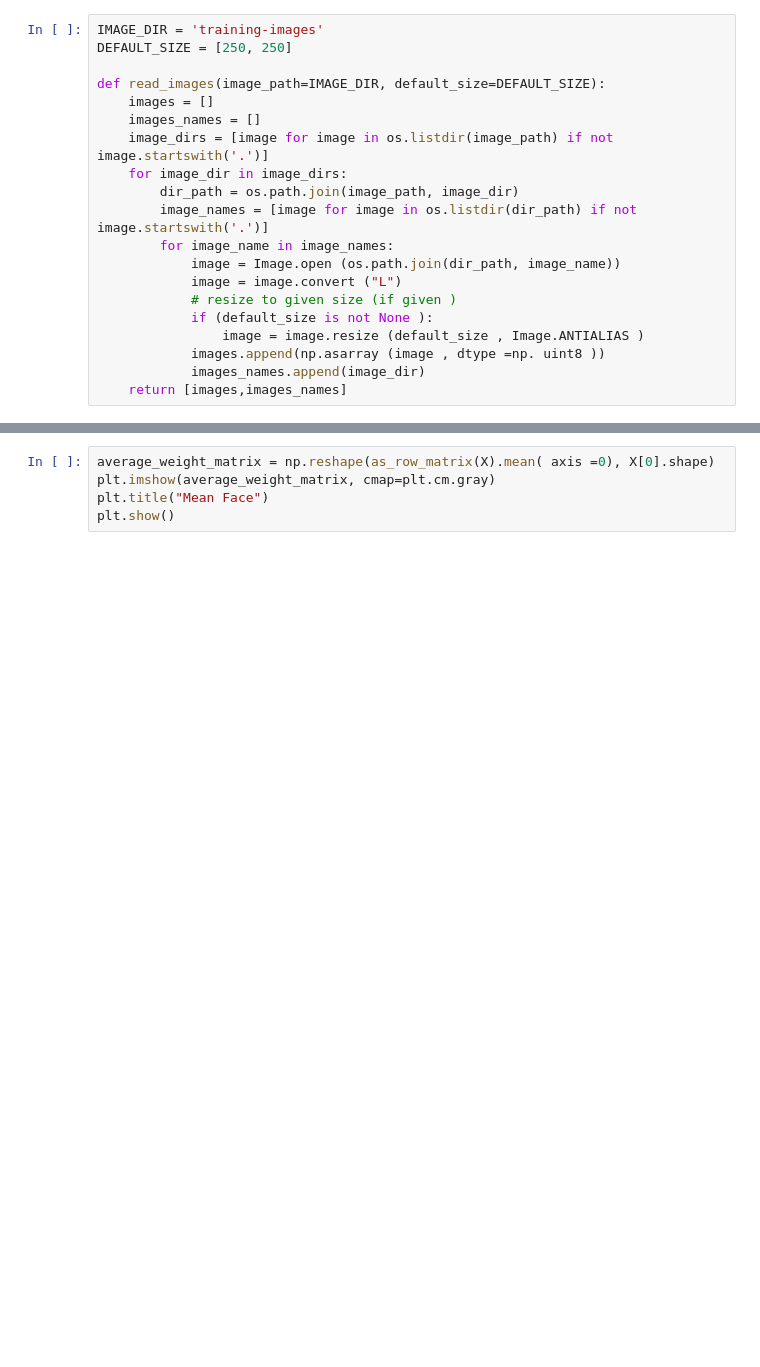
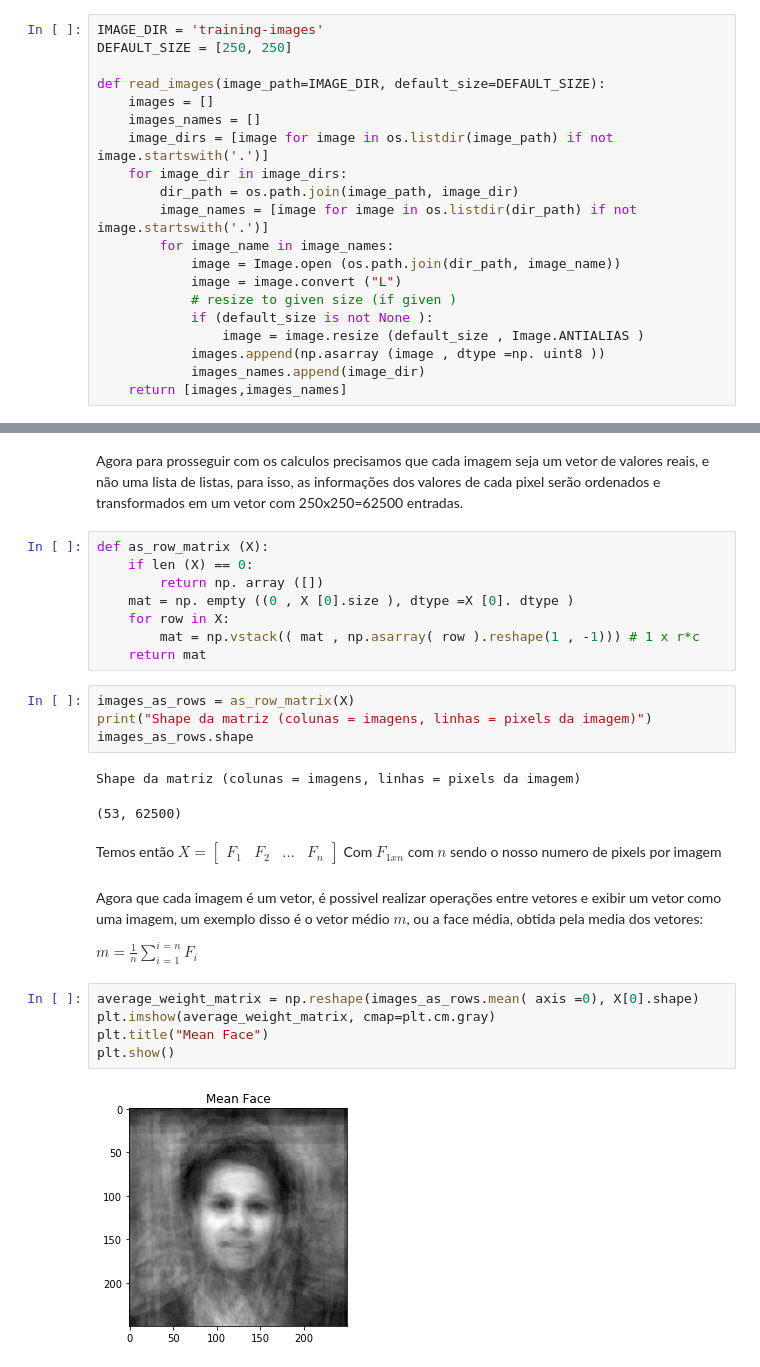
Before and after one commit to LucasTreuke/eigenfaces, a Jupyter notebook: eigenfaces.ipynb, the cells around one changed output, grey strips where cells are left out. Cells and saved outputs as stored; diff of their text form; blank space fills up the shorter version.

```diff
--- a/eigenfaces.ipynb
+++ b/eigenfaces.ipynb
@@ -38,5 +105,31 @@ FileNotFoundError: [Errno 2] No such file or directory: 'training-images'
+# %% [markdown]
+Agora para prosseguir com os calculos precisamos que cada imagem seja um vetor de valores reais, e não uma lista de listas, para isso, as informações dos valores de cada pixel serão ordenados e transformados em um vetor com 250x250=62500 entradas.
+# %%
+def as_row_matrix (X):
+    if len (X) == 0:
+        return np. array ([])
+    mat = np. empty ((0 , X [0].size ), dtype =X [0]. dtype )
+    for row in X:
+        mat = np.vstack(( mat , np.asarray( row ).reshape(1 , -1))) # 1 x r*c
+    return mat
+# %%
+images_as_rows = as_row_matrix(X)
+print("Shape da matriz (colunas = imagens, linhas = pixels da imagem)")
+images_as_rows.shape
+# %% [output]
+Shape da matriz (colunas = imagens, linhas = pixels da imagem)
+(53, 62500)
+# %% [markdown]
+Temos então $ X= \begin{bmatrix}F_1 & F_2 & ... & F_n \end{bmatrix} $
+Com $F_{1xn}$ com $n$ sendo o nosso numero de pixels por imagem
+# %% [markdown]
+Agora que cada imagem é um vetor, é possivel realizar operações entre vetores e exibir um vetor como uma imagem, um exemplo disso é o vetor médio $m$, ou a face média, obtida pela media dos vetores:
+
+$m = \frac{1}{n}\sum_{i=1}^{i=n} F_i $
 # %%
-average_weight_matrix = np.reshape(as_row_matrix(X).mean( axis =0), X[0].shape)
+average_weight_matrix = np.reshape(images_as_rows.mean( axis =0), X[0].shape)
 plt.imshow(average_weight_matrix, cmap=plt.cm.gray)
 plt.title("Mean Face")
 plt.show()
+# %% [output]
+[figure, added]
```
Also changed, not shown: parts of 5 cells of this notebook, 1 other file.
